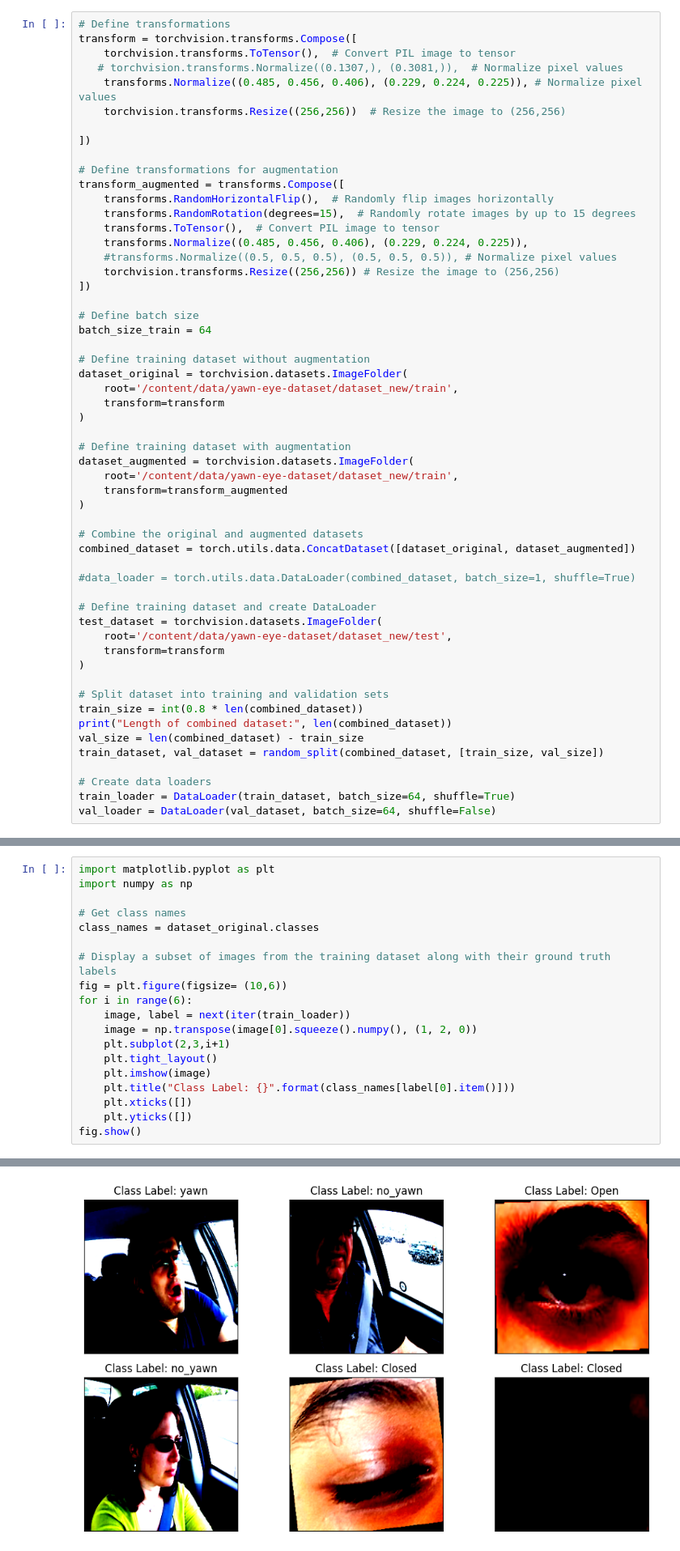
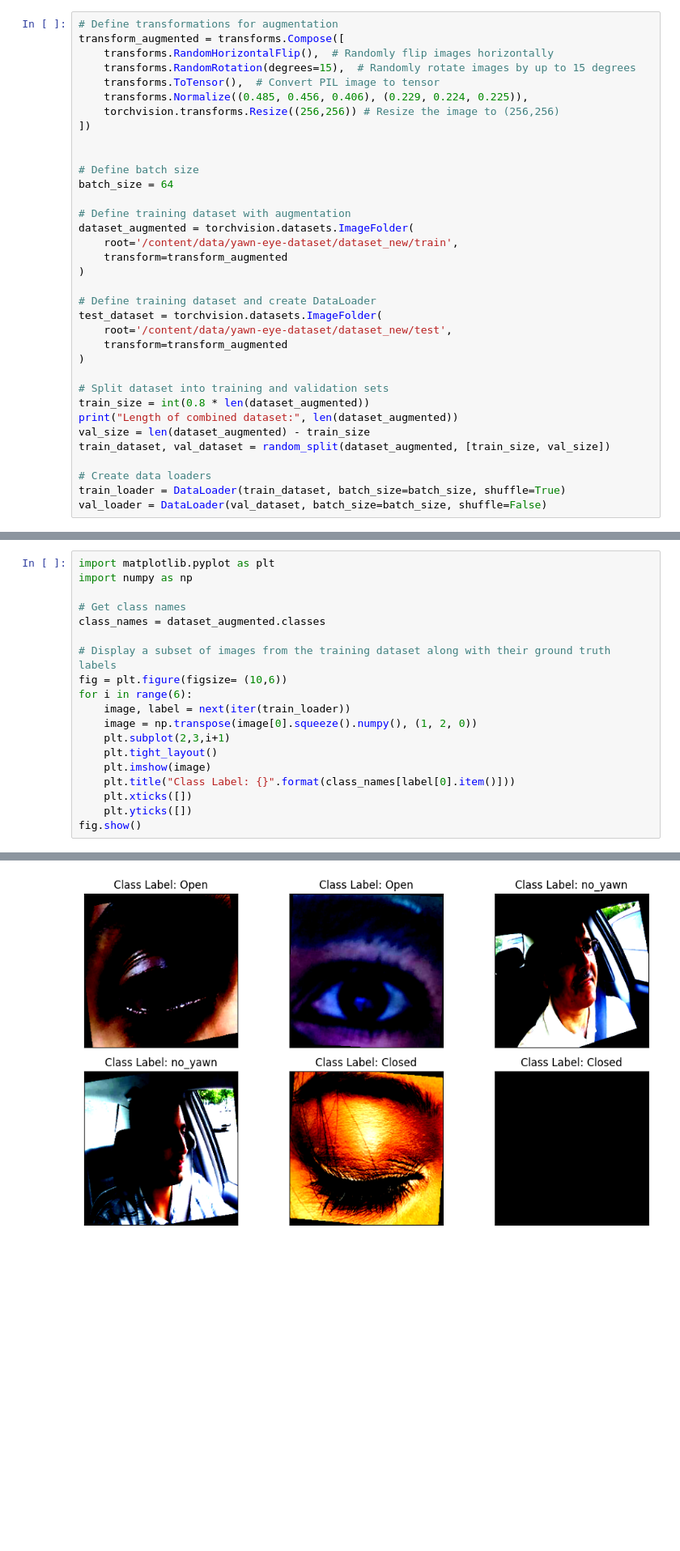
Before and after one commit to Snehapdev/Drowzy-Driver-Detection, a Jupyter notebook: notebooks/drwozy_driver_detection.ipynb, the cells around one changed output, grey strips where cells are left out. Shown at 81% size. Saved outputs shown, nothing was run; the diff lists cells and outputs as text; blank space fills up the shorter version.

```diff
--- a/notebooks/drwozy_driver_detection.ipynb
+++ b/notebooks/drwozy_driver_detection.ipynb
@@ -39,33 +41,18 @@ import zipfile
 with zipfile.ZipFile("yawn-eye-dataset-new.zip", "r") as zip_ref:
     zip_ref.extractall("data/yawn-eye-dataset/")
 # %%
-# Define transformations
-transform = torchvision.transforms.Compose([
-    torchvision.transforms.ToTensor(),  # Convert PIL image to tensor
-   # torchvision.transforms.Normalize((0.1307,), (0.3081,)),  # Normalize pixel values
-    transforms.Normalize((0.485, 0.456, 0.406), (0.229, 0.224, 0.225)), # Normalize pixel values
-    torchvision.transforms.Resize((256,256))  # Resize the image to (256,256)
-
-])
-
 # Define transformations for augmentation
 transform_augmented = transforms.Compose([
     transforms.RandomHorizontalFlip(),  # Randomly flip images horizontally
     transforms.RandomRotation(degrees=15),  # Randomly rotate images by up to 15 degrees
     transforms.ToTensor(),  # Convert PIL image to tensor
     transforms.Normalize((0.485, 0.456, 0.406), (0.229, 0.224, 0.225)),
-    #transforms.Normalize((0.5, 0.5, 0.5), (0.5, 0.5, 0.5)), # Normalize pixel values
     torchvision.transforms.Resize((256,256)) # Resize the image to (256,256)
 ])
 
+
 # Define batch size
-batch_size_train = 64
-
-# Define training dataset without augmentation
-dataset_original = torchvision.datasets.ImageFolder(
-    root='/content/data/yawn-eye-dataset/dataset_new/train',
-    transform=transform
-)
+batch_size = 64
 
 # Define training dataset with augmentation
 dataset_augmented = torchvision.datasets.ImageFolder(
@@ -73,24 +60,19 @@ dataset_augmented = torchvision.datasets.ImageFolder(
     transform=transform_augmented
 )
 
-# Combine the original and augmented datasets
-combined_dataset = torch.utils.data.ConcatDataset([dataset_original, dataset_augmented])
-
-#data_loader = torch.utils.data.DataLoader(combined_dataset, batch_size=1, shuffle=True)
-
 # Define training dataset and create DataLoader
 test_dataset = torchvision.datasets.ImageFolder(
     root='/content/data/yawn-eye-dataset/dataset_new/test',
-    transform=transform
+    transform=transform_augmented
 )
 
 # Split dataset into training and validation sets
-train_size = int(0.8 * len(combined_dataset))
-print("Length of combined dataset:", len(combined_dataset))
-val_size = len(combined_dataset) - train_size
-train_dataset, val_dataset = random_split(combined_dataset, [train_size, val_size])
+train_size = int(0.8 * len(dataset_augmented))
+print("Length of combined dataset:", len(dataset_augmented))
+val_size = len(dataset_augmented) - train_size
+train_dataset, val_dataset = random_split(dataset_augmented, [train_size, val_size])
 
 # Create data loaders
-train_loader = DataLoader(train_dataset, batch_size=64, shuffle=True)
-val_loader = DataLoader(val_dataset, batch_size=64, shuffle=False)
+train_loader = DataLoader(train_dataset, batch_size=batch_size, shuffle=True)
+val_loader = DataLoader(val_dataset, batch_size=batch_size, shuffle=False)
 # %% [output]
@@ -98,28 +80,28 @@ Length of combined dataset: 4934
 # %%
 import matplotlib.pyplot as plt
 import numpy as np
 
 # Get class names
-class_names = dataset_original.classes
+class_names = dataset_augmented.classes
 
 # Display a subset of images from the training dataset along with their ground truth labels
 fig = plt.figure(figsize= (10,6))
 for i in range(6):
     image, label = next(iter(train_loader))
     image = np.transpose(image[0].squeeze().numpy(), (1, 2, 0))
     plt.subplot(2,3,i+1)
     plt.tight_layout()
     plt.imshow(image)
     plt.title("Class Label: {}".format(class_names[label[0].item()]))
     plt.xticks([])
     plt.yticks([])
 fig.show()
 # %% [output]
 WARNING:matplotlib.image:Clipping input data to the valid range for imshow with RGB data ([0..1] for floats or [0..255] for integers).
 WARNING:matplotlib.image:Clipping input data to the valid range for imshow with RGB data ([0..1] for floats or [0..255] for integers).
 WARNING:matplotlib.image:Clipping input data to the valid range for imshow with RGB data ([0..1] for floats or [0..255] for integers).
 WARNING:matplotlib.image:Clipping input data to the valid range for imshow with RGB data ([0..1] for floats or [0..255] for integers).
 WARNING:matplotlib.image:Clipping input data to the valid range for imshow with RGB data ([0..1] for floats or [0..255] for integers).
 WARNING:matplotlib.image:Clipping input data to the valid range for imshow with RGB data ([0..1] for floats or [0..255] for integers).
-[figure, old version]
+[figure, new version]
 # %%
```
Also changed, not shown: parts of 22 cells of this notebook, 1 other file.
